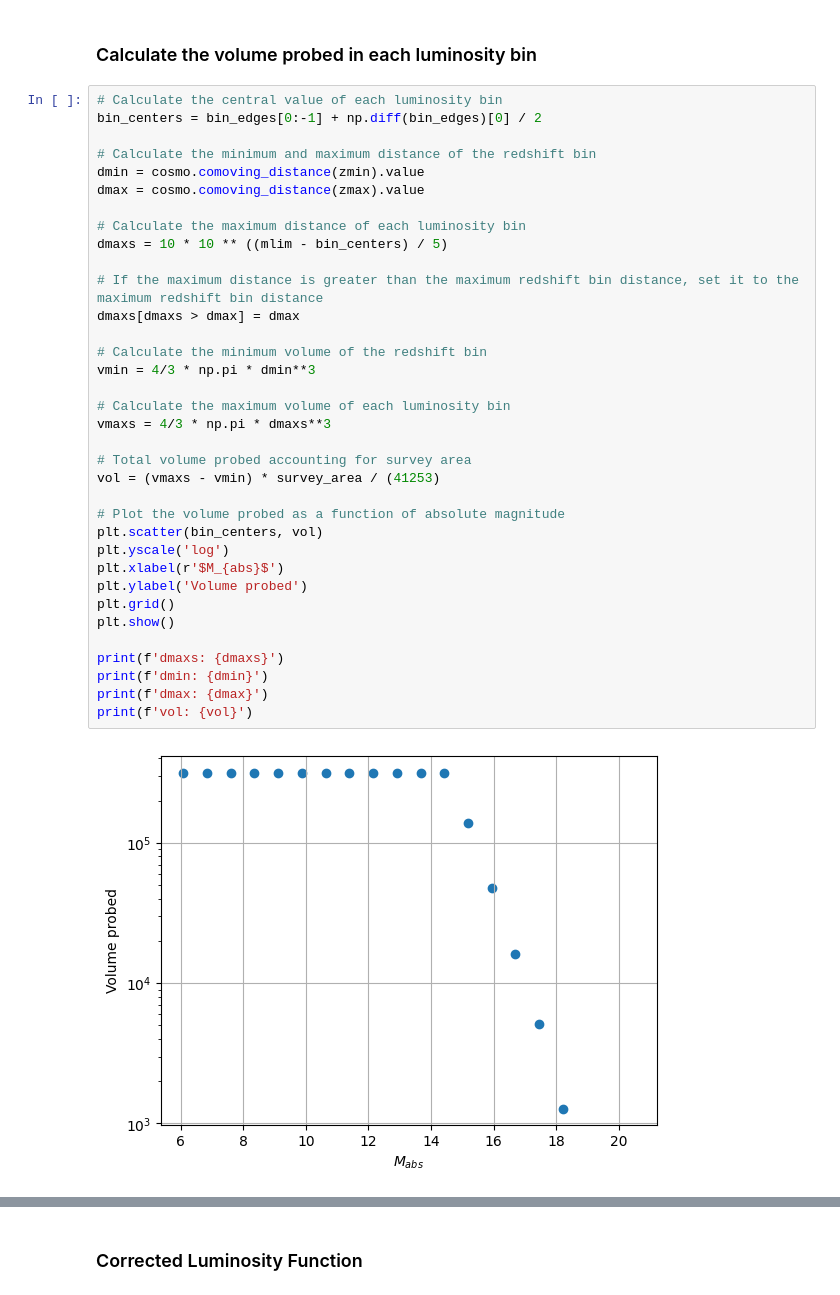
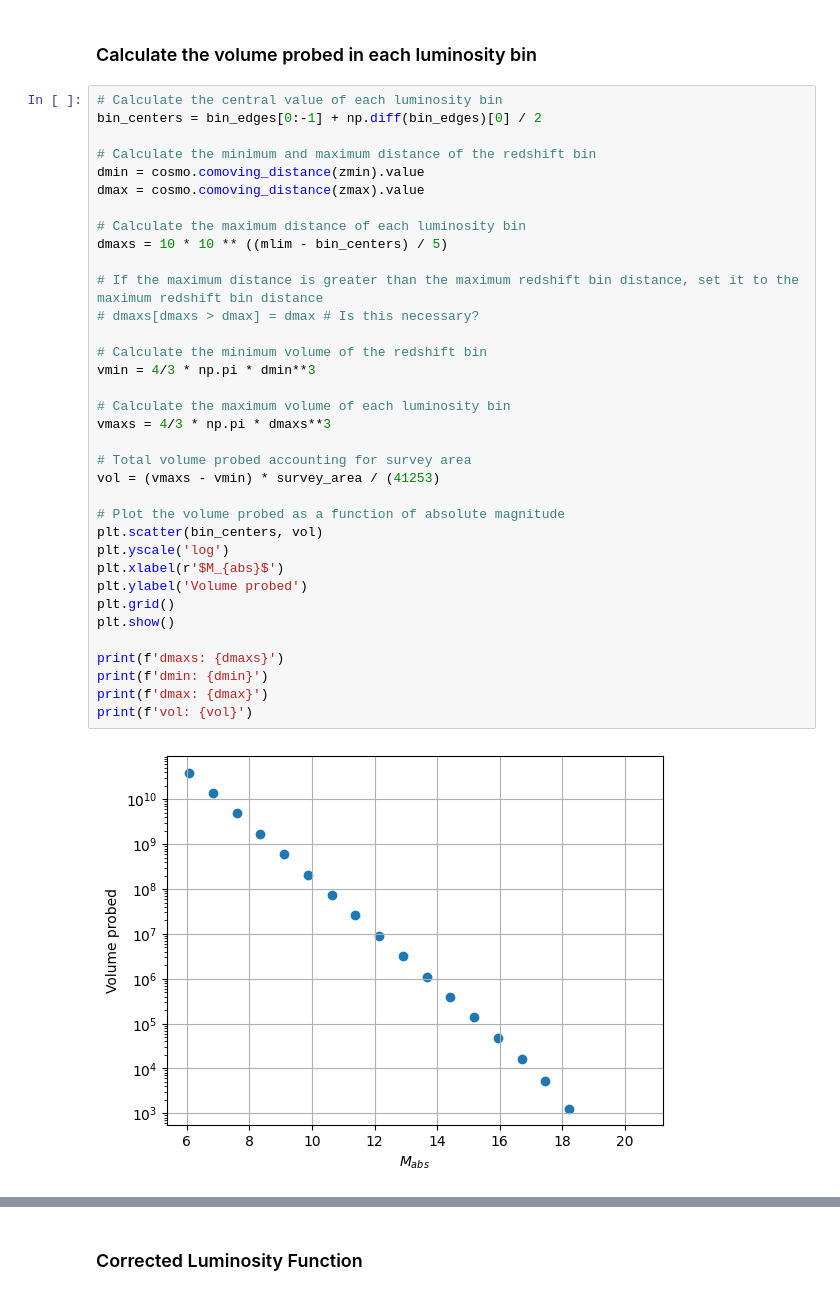
Before and after one commit to daniel-lyon/MPhil-Code, a Jupyter notebook: LUMFUNCS/testing.ipynb, the cells around one changed output, grey strips where cells are left out. Cells and saved outputs as stored; diff of their text form.

```diff
--- a/LUMFUNCS/testing.ipynb
+++ b/LUMFUNCS/testing.ipynb
@@ -55,32 +55,32 @@ bin_centers = bin_edges[0:-1] + np.diff(bin_edges)[0] / 2
 dmin = cosmo.comoving_distance(zmin).value
 dmax = cosmo.comoving_distance(zmax).value
 
 # Calculate the maximum distance of each luminosity bin
 dmaxs = 10 * 10 ** ((mlim - bin_centers) / 5)
 
 # If the maximum distance is greater than the maximum redshift bin distance, set it to the maximum redshift bin distance
-dmaxs[dmaxs > dmax] = dmax
+# dmaxs[dmaxs > dmax] = dmax # Is this necessary?
 
 # Calculate the minimum volume of the redshift bin
 vmin = 4/3 * np.pi * dmin**3
 
 # Calculate the maximum volume of each luminosity bin
 vmaxs = 4/3 * np.pi * dmaxs**3
 
 # Total volume probed accounting for survey area
 vol = (vmaxs - vmin) * survey_area / (41253)
 
 # Plot the volume probed as a function of absolute magnitude
 plt.scatter(bin_centers, vol)
 plt.yscale('log')
 plt.xlabel(r'$M_{abs}$')
 plt.ylabel('Volume probed')
 plt.grid()
 plt.show()
 
 print(f'dmaxs: {dmaxs}')
 print(f'dmin: {dmin}')
 print(f'dmax: {dmax}')
 print(f'vol: {vol}')
 # %% [output]
-[figure, old version]
+[figure, new version]
```
Also changed, not shown: parts of 4 cells of this notebook, 4 other files.
